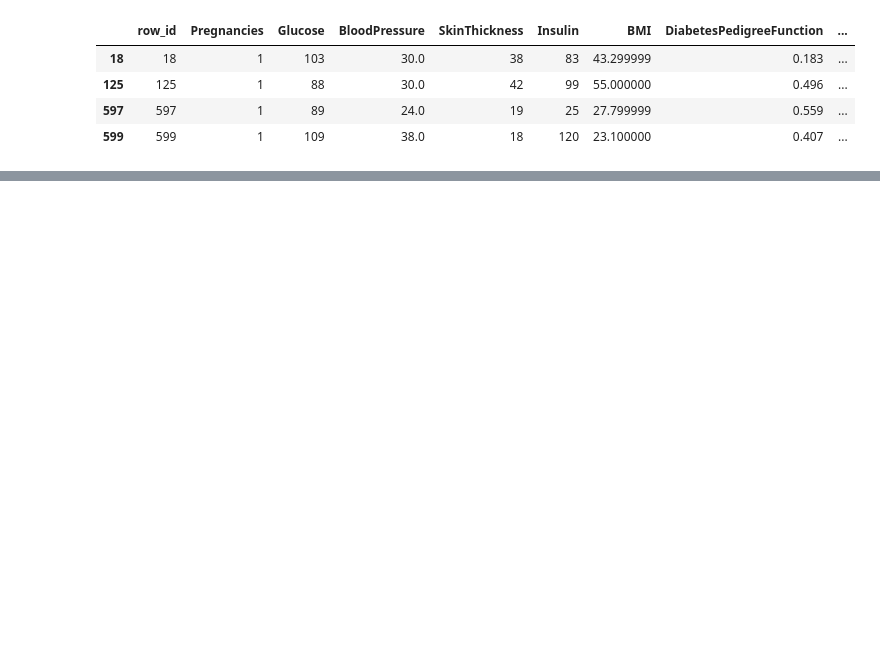
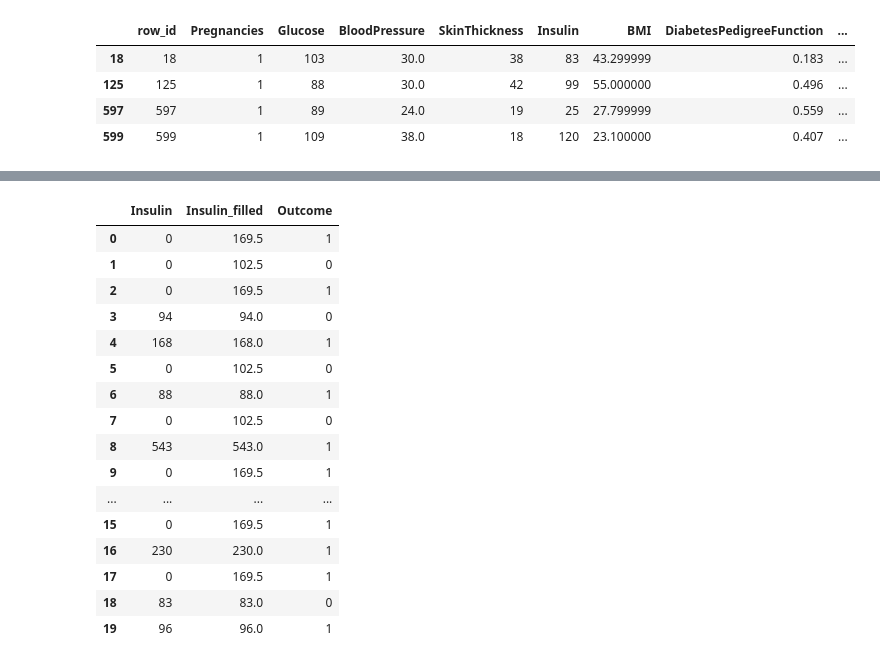
Before and after one commit to denys-ops/SET-DataAnalysis, a Jupyter notebook: hw/HW_3_Kondratiuk_Kosteniuk.ipynb, the cells around one changed output, grey strips where cells are left out. Cells and saved outputs as stored; diff of their text form; code cells hidden in the pictures; blank space fills up the shorter version.

```diff
--- a/hw/HW_3_Kondratiuk_Kosteniuk.ipynb
+++ b/hw/HW_3_Kondratiuk_Kosteniuk.ipynb
@@ -245,0 +275,7 @@ diabetes_data_non_nulled.to_csv("../data/diabetes_non_nulled.csv", index=False)
+# %%
+# ------ 7 ------.
+# Можемо порахувати цількість пропусків на рядок, і спробувати видалити ті, що мають надто багато пропусків. особливо це має сенс після кроку 4
+
+zero_cols = ["Glucose", "BloodPressure", "SkinThickness", "Insulin", "BMI"]
+diabetes_data_non_nulled["zero_count"] = (diabetes_data_non_nulled[zero_cols] == 0).sum(axis=1)
+diabetes_data_non_nulled["zero_count"].value_counts().sort_index()
@@ -245,0 +288,8 @@ diabetes_data_non_nulled.to_csv("../data/diabetes_non_nulled.csv", index=False)
+# %%
+# Також спробуємо на ориганільний таблиці
+diabetes_data["zero_count"] = (diabetes_data[zero_cols] == 0).sum(axis=1)
+diabetes_data["zero_count"].value_counts().sort_index()
+
+# В оригінальний таблиці є декілька записів з тільки один заповненим параметром, тому пропоную їх не враховувати. Видалити ми зможемо по ID
+rows_to_keep = diabetes_data["zero_count"] <= 3
+diabetes_data_non_nulled = diabetes_data[rows_to_keep]
@@ -245,0 +336,26 @@ diabetes_data_non_nulled.to_csv("../data/diabetes_non_nulled.csv", index=False)
+# %%
+# Але можна спробувати заповнити Інсулні медіаною, але окремо для кожної групи Outcome
+diabetes_data["Insulin_filled"] = diabetes_data["Insulin"].replace(0, np.nan)
+
+diabetes_data["Insulin_filled"] = diabetes_data.groupby("Outcome", observed=True)["Insulin_filled"].transform(
+    lambda x: x.fillna(x.median())
+)
+diabetes_data[["Insulin", "Insulin_filled", "Outcome"]].head(20)
+# %% [output]
+|  | Insulin | Insulin_filled | Outcome |
+| 0 | 0 | 169.5 | 1 |
+| 1 | 0 | 102.5 | 0 |
+| 2 | 0 | 169.5 | 1 |
+| 3 | 94 | 94.0 | 0 |
+| 4 | 168 | 168.0 | 1 |
+| 5 | 0 | 102.5 | 0 |
+| 6 | 88 | 88.0 | 1 |
+| 7 | 0 | 102.5 | 0 |
+| 8 | 543 | 543.0 | 1 |
+| 9 | 0 | 169.5 | 1 |
+| ... | ... | ... | ... |
+| 15 | 0 | 169.5 | 1 |
+| 16 | 230 | 230.0 | 1 |
+| 17 | 0 | 169.5 | 1 |
+| 18 | 83 | 83.0 | 0 |
+| 19 | 96 | 96.0 | 1 |
```
Also changed, not shown: parts of 6 cells of this notebook.
